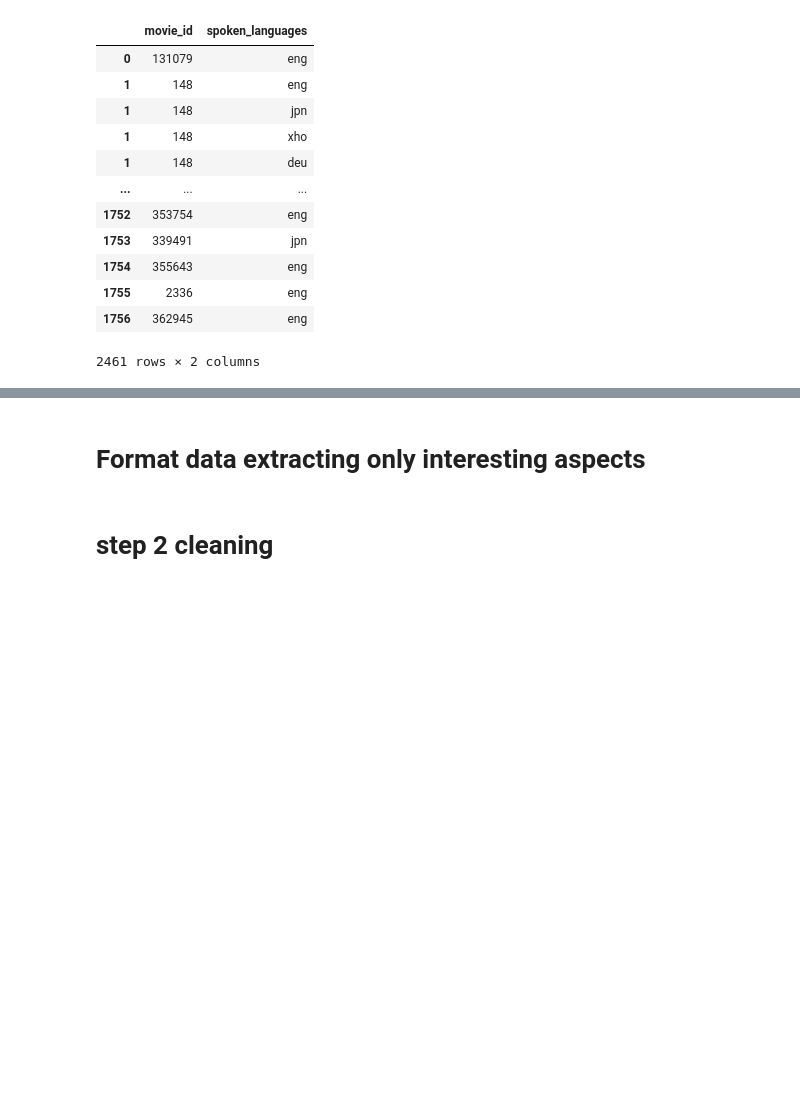
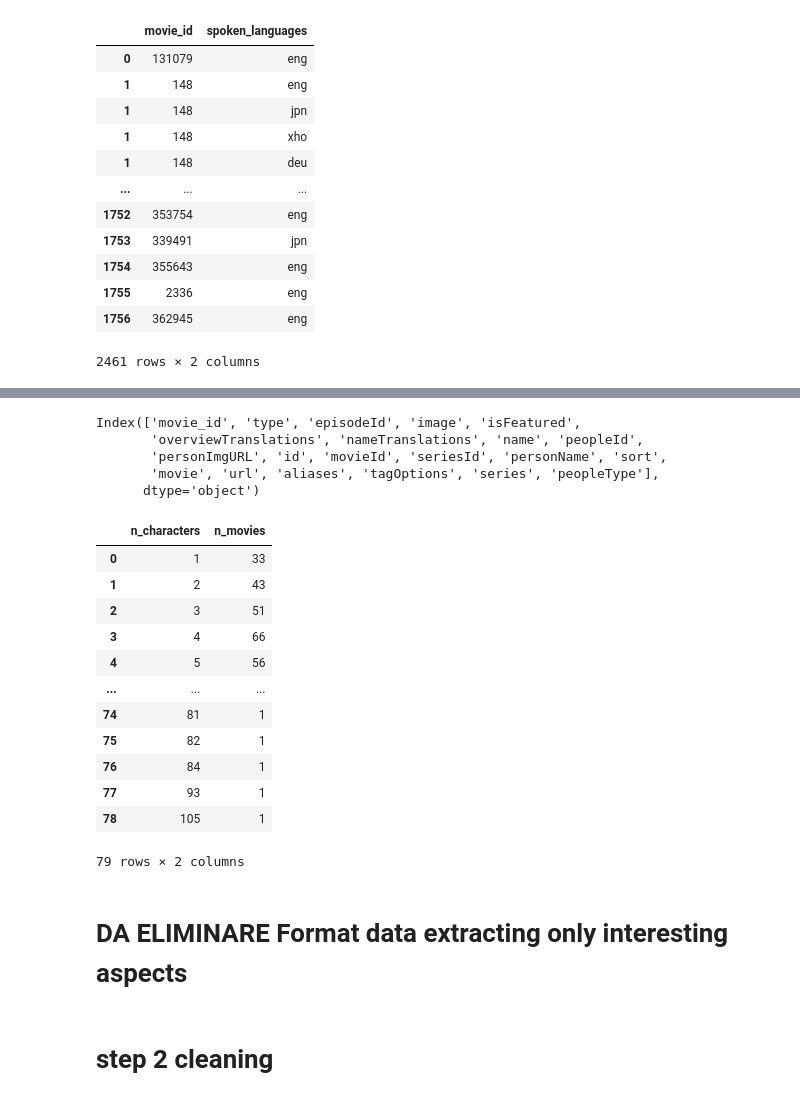
Before and after one commit to rikyeahh/TVAnalysis, a Jupyter notebook: preprocess_movies.ipynb, the cells around one changed output, grey strips where cells are left out. Cells and saved outputs as stored; diff of their text form; code cells hidden in the pictures; blank space fills up the shorter version.

```diff
--- a/preprocess_movies.ipynb
+++ b/preprocess_movies.ipynb
@@ -284,0 +309,39 @@ trailers.csv
+# %%
+chars.columns
+# %% [output]
+Index(['movie_id', 'type', 'episodeId', 'image', 'isFeatured',
+       'overviewTranslations', 'nameTranslations', 'name', 'peopleId',
+       'personImgURL', 'id', 'movieId', 'seriesId', 'personName', 'sort',
+       'movie', 'url', 'aliases', 'tagOptions', 'series', 'peopleType'],
+      dtype='object')
+# %%
+# build a "chorality index" table
+import pandas as pd
+chars = pd.read_csv(r"./power_bi_input/characters.csv")
+chars = chars[(chars["peopleType"] == "Actor") & (chars["isFeatured"])].drop_duplicates()
+# compute number of characters per movie
+movie_id_n_chars = {}
+for movie_id in chars["movie_id"].unique():
+    movie_id_n_chars[movie_id] = chars[chars["movie_id"] == movie_id].shape[0]
+# build dict with number of characters: count of movies with that number
+result = {}
+for n_characters in set(movie_id_n_chars.values()):
+    n_movies = list(movie_id_n_chars.values()).count(n_characters)
+    result[n_characters] = n_movies
+# turn result in a table
+result = pd.DataFrame({"n_characters": result.keys(), "n_movies": result.values()})
+result
+# %% [output]
+|  | n_characters | n_movies |
+| 0 | 1 | 33 |
+| 1 | 2 | 43 |
+| 2 | 3 | 51 |
+| 3 | 4 | 66 |
+| 4 | 5 | 56 |
+| ... | ... | ... |
+| 74 | 81 | 1 |
+| 75 | 82 | 1 |
+| 76 | 84 | 1 |
+| 77 | 93 | 1 |
+| 78 | 105 | 1 |
+79 rows × 2 columns
@@ -285,5 +359,5 @@ trailers.csv
 # %% [markdown]
-# Format data extracting only interesting aspects
+# DA ELIMINARE Format data extracting only interesting aspects
 # %%
 # read again
 movies = pd.read_csv(r"./data_refinement/movies_step2.csv")
```
Also changed, not shown: parts of 5 cells of this notebook.
